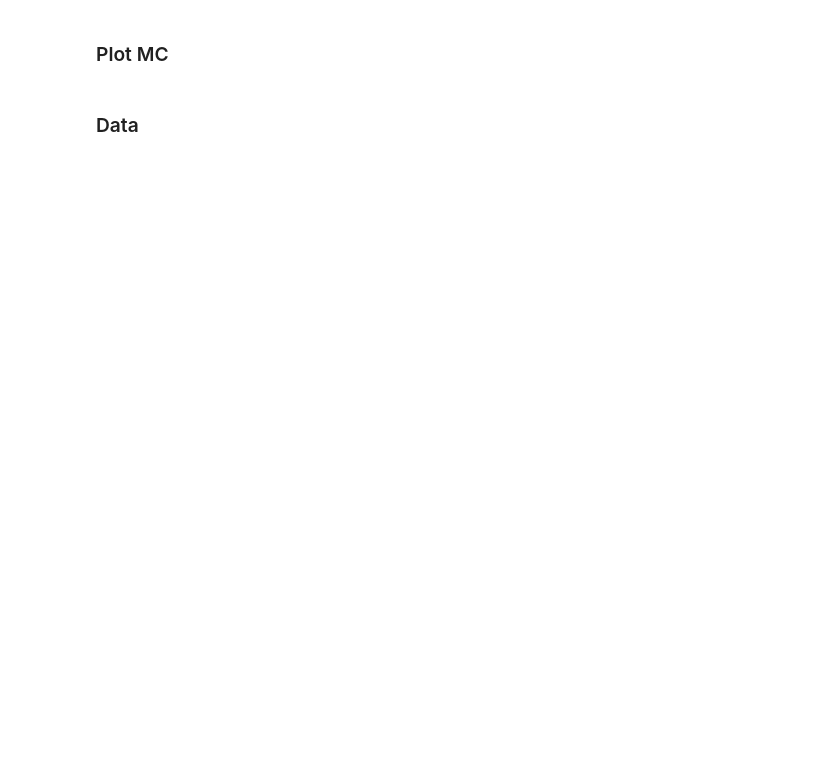
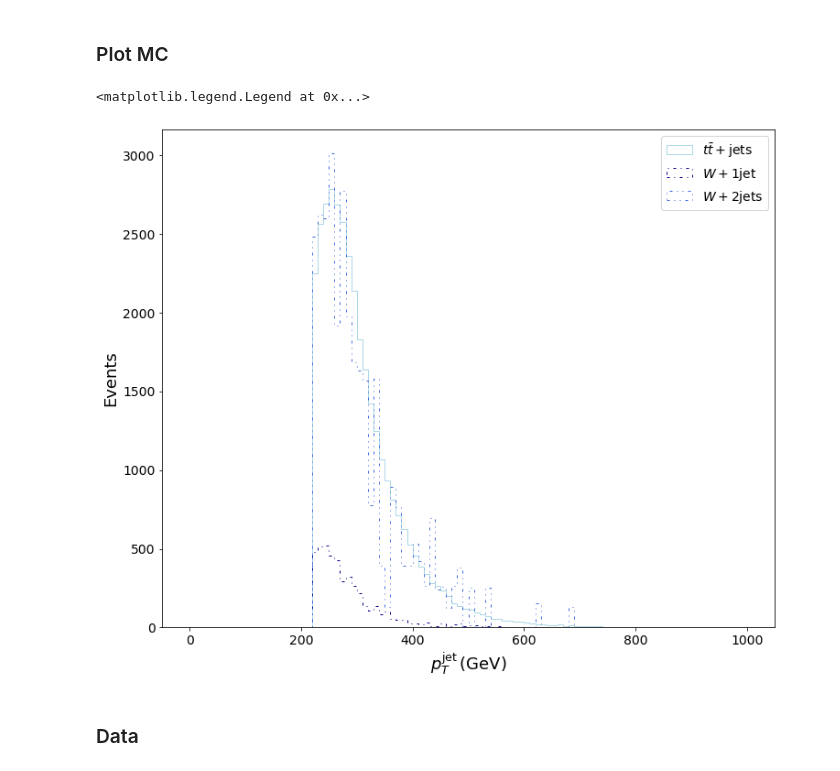
Before and after one commit to antoniovilela/pps-ww-analysis-notebook, a Jupyter notebook: Data-MC-NonProton-Cut-Based.ipynb, the cells around one changed output. Drawn from its saved outputs; the diff is of its cells as text; code cells hidden in the pictures; blank space fills up the shorter version.

```diff
--- a/Data-MC-NonProton-Cut-Based.ipynb
+++ b/Data-MC-NonProton-Cut-Based.ipynb
@@ -286,5 +373,5 @@ samples_info = None
 if data_sample == '2017':
     pass
 elif data_sample == '2018':
-    samples_info = json.load( open( 'samples_info_UL.json' ) )
+    samples_info = json.load( open( 'samples_info_UL18.json' ) )
 samples_info
@@ -321,16 +426,18 @@ norm_factors = {}
 for label__ in labels_MC:
     print ( label__ )
     print ( samples_info[ sample_names[ label__ ] ] )
-    sample_nevents_, sample_cross_section_, sel_eff_, _ = samples_info[ sample_names[ label_ ] ]
+    sample_nevents_, sample_cross_section_, sel_eff_, _ = samples_info[ sample_names[ label__ ] ]
     sample_cross_section_ = sample_cross_section_ * sel_eff_
 #     if norm_to_1fb:
 #         sample_cross_section_ = 1.e-03
     print ( sample_cross_section_ )
-    norm_factors[ label_ ] = np.array( [ lumi / ( sample_nevents_ ), sample_cross_section_*1000, 1.0 ] )
-    print ( norm_factors[ label_ ] )
-    norm_factors_product_ = np.product( norm_factors[ label_ ] )
-
-    df_selected_events_MC[ label__ ][ "_nom" ].loc[ :, "norm" ] = norm_factors_product_
+    norm_factors[ label__ ] = np.array( [ lumi / ( sample_nevents_ ), sample_cross_section_*1000, 1.0 ] )
+    print ( norm_factors[ label__ ] )
+    norm_factors_product_ = np.product( norm_factors[ label__ ] )
+    print ( norm_factors_product_ )
+    if df_selected_events_MC[ label__ ][ "_nom" ].shape[0] > 0:
+        df_selected_events_MC[ label__ ][ "_nom" ].loc[ :, "norm" ] = norm_factors_product_
     for variation__ in df_selected_events_MC[ label__ ]:
         print ( variation__ )
-        df_selected_events_MC[ label__ ][ variation__ ].loc[ :, "norm" ] = norm_factors_product_
+        if df_selected_events_MC[ label__ ][ variation__ ].shape[0] > 0:
+            df_selected_events_MC[ label__ ][ variation__ ].loc[ :, "norm" ] = norm_factors_product_
@@ -375,11 +528,12 @@ for label__ in labels_MC:
 
     weights_events_MC[ label__ ] = {}
     for var_weights__ in variations_weights_:
-        weights_events_MC[ label_ ][ var_weights__ ] = {}
+        weights_events_MC[ label__ ][ var_weights__ ] = {}
         for variation__ in df_selected_events_MC[ label__ ]:
             df_selected_events__ = df_selected_events_MC[ label__ ][ variation__ ]
-            weights_events_MC[ label__ ][ var_weights__ ][ variation__ ] = ( df_selected_events__[ "norm" ] *
-                                                                             df_selected_events__[ "pileupWeight" ] *
-                                                                             df_selected_events__[ var_names_sf_lepton_id__[ var_weights__ ] ] )
+            if df_selected_events__.shape[0] > 0:
+                weights_events_MC[ label__ ][ var_weights__ ][ variation__ ] = ( df_selected_events__[ "norm" ] *
+                                                                                 df_selected_events__[ "pileupWeight" ] *
+                                                                                 df_selected_events__[ var_names_sf_lepton_id__[ var_weights__ ] ] )
 
 print ( weights_events_MC )
@@ -388,25 +560,29 @@ print ( weights_events_MC )
 # %%
 fig = plt.figure( figsize=(12,10) )
 
 variation__ = "_nom"
 var_str__ = {}
 var_str__[ "_nom" ] = "_nom"
 var_weights__ = "nom"
 
 colors_ = [ "lightblue", "steelblue", "darkblue", "royalblue" ]
 
 linestyles_ = [ "solid", "dashed", (0, (3, 5, 1, 5)), (0, (3, 5, 1, 5, 1, 5)) ]
 
 range_ = (0., 1000.)
 bins_ = 100
 
 for idx__, label__ in enumerate( labels_MC ):
-    plt.hist( df_selected_events_MC[ label__ ][ variation__ ][ "jet0_pt" + var_str__[ "_nom" ] ], weights=weights_events_MC[ label__ ][ var_weights__ ][ variation__ ],
-              histtype='step', color=colors_[ idx__ % len( colors_ ) ], linestyle=linestyles_[ idx__ % len( linestyles_ ) ], label=labels_samples[ label__ ], range=range_, bins=bins_ )
+    if df_selected_events_MC[ label__ ][ variation__ ].shape[0] > 0:
+        plt.hist( df_selected_events_MC[ label__ ][ variation__ ][ "jet0_pt" + var_str__[ "_nom" ] ], weights=weights_events_MC[ label__ ][ var_weights__ ][ variation__ ],
+                  histtype='step', color=colors_[ idx__ % len( colors_ ) ], linestyle=linestyles_[ idx__ % len( linestyles_ ) ], label=labels_samples[ label__ ], range=range_, bins=bins_ )
 
 plt.xlabel( r"$ p^{\rm{jet}}_T \,\rm{(GeV)} $", fontsize=18 )
 plt.ylabel( "Events", fontsize=18 )
 plt.legend( loc='best', fontsize=14 )
+# %% [output]
+<matplotlib.legend.Legend at 0x...>
+[figure, added]
 # %% [markdown]
 ### Data
 # %%
```
Also changed, not shown: parts of 17 cells of this notebook, 1 other file.
